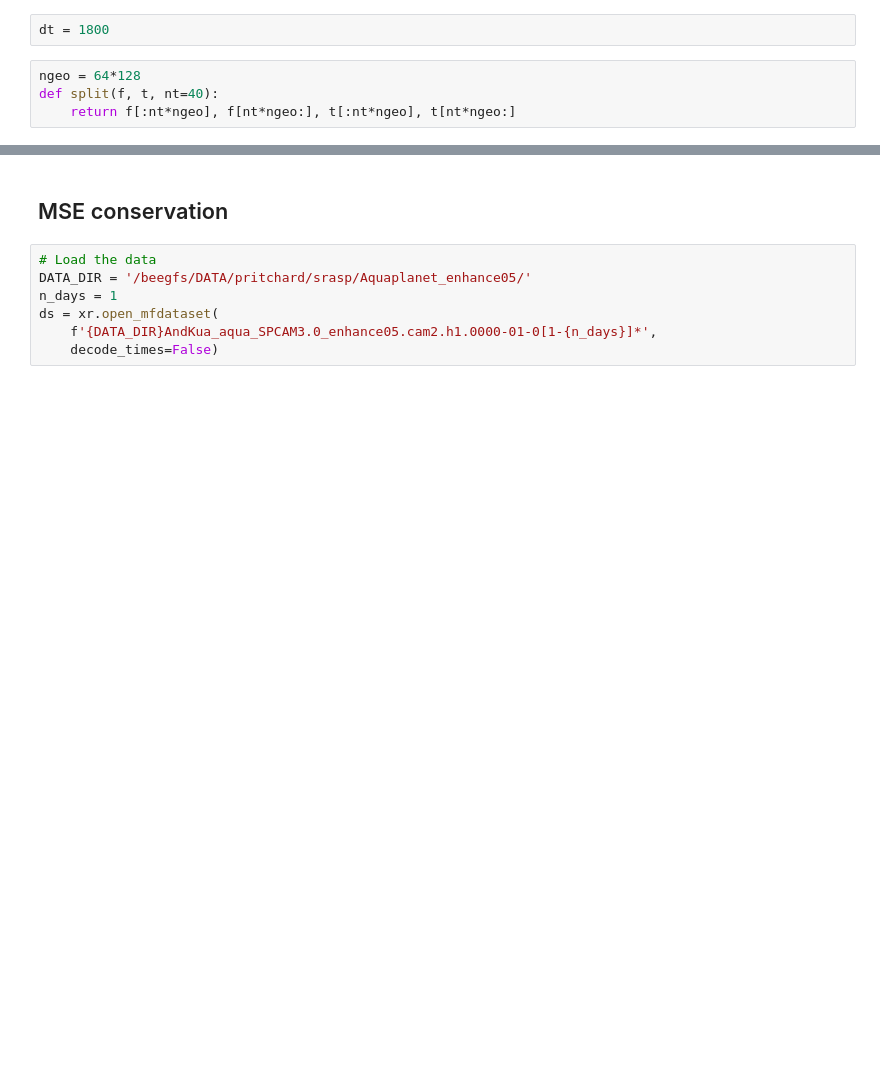
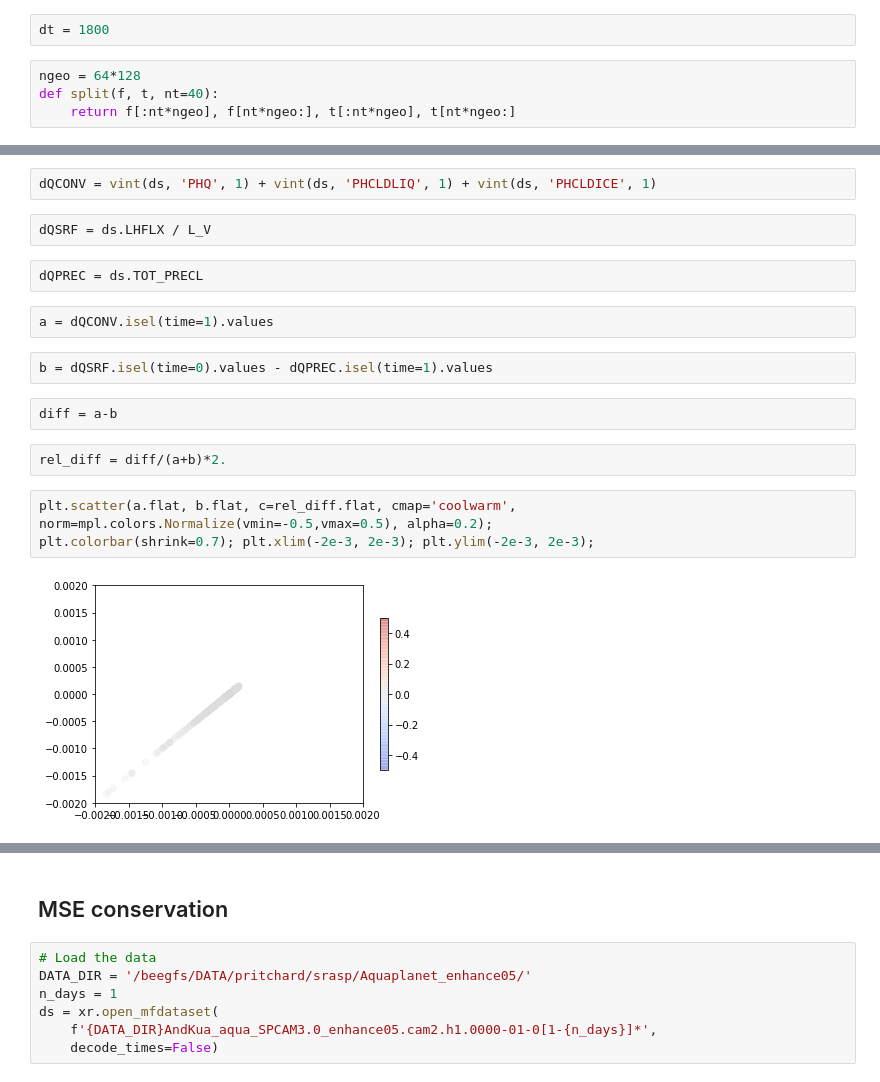
Before and after one commit to raspstephan/CBRAIN-CAM, a Jupyter notebook: notebooks/dev/energy_conservation-nn.ipynb, the cells around one changed output, grey strips where cells are left out. Saved outputs shown, nothing was run; the diff lists cells and outputs as text; blank space fills up the shorter version.

```diff
--- a/notebooks/dev/energy_conservation-nn.ipynb
+++ b/notebooks/dev/energy_conservation-nn.ipynb
@@ -56,0 +132,19 @@ def split(f, t, nt=40):
+# %%
+dQCONV = vint(ds, 'PHQ', 1) + vint(ds, 'PHCLDLIQ', 1) + vint(ds, 'PHCLDICE', 1)
+# %%
+dQSRF = ds.LHFLX / L_V
+# %%
+dQPREC = ds.TOT_PRECL
+# %%
+a = dQCONV.isel(time=1).values
+# %%
+b = dQSRF.isel(time=0).values - dQPREC.isel(time=1).values
+# %%
+diff = a-b
+# %%
+rel_diff = diff/(a+b)*2.
+# %%
+plt.scatter(a.flat, b.flat, c=rel_diff.flat, cmap='coolwarm', norm=mpl.colors.Normalize(vmin=-0.5,vmax=0.5), alpha=0.2);
+plt.colorbar(shrink=0.7); plt.xlim(-2e-3, 2e-3); plt.ylim(-2e-3, 2e-3);
+# %% [output]
+[figure, added]
```
Also changed, not shown: parts of 21 cells of this notebook.
